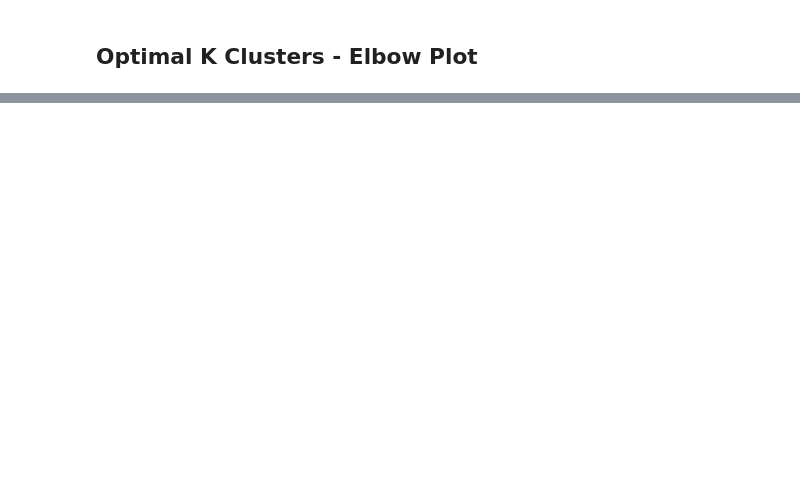
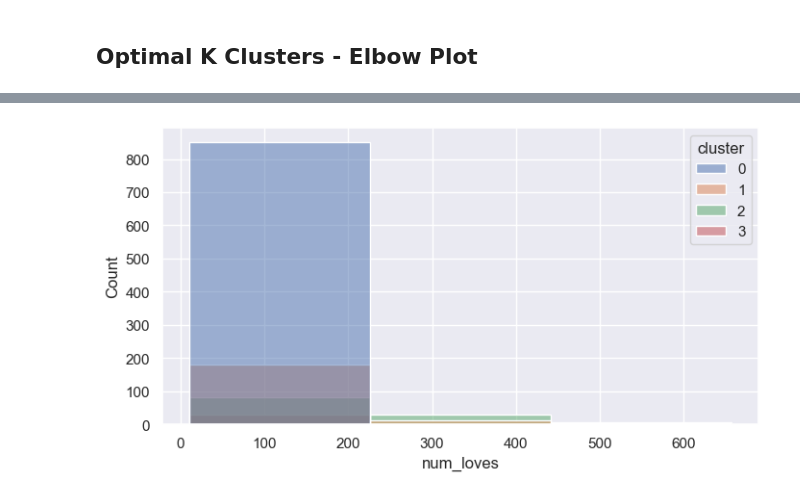
Before and after one commit to rhaswah/ds-tutorials, a Jupyter notebook: k_means/kmeans.ipynb, the cells around one changed output, grey strips where cells are left out. Drawn from its saved outputs; the diff is of its cells as text; code cells hidden in the pictures; blank space fills up the shorter version.

```diff
--- a/k_means/kmeans.ipynb
+++ b/k_means/kmeans.ipynb
@@ -301,0 +295,5 @@ sns.countplot(x=df_5['num_reactions'])
+# %%
+sns.histplot(df[df['num_loves']>10],x='num_loves',hue='cluster',stat='count',common_norm=False,bins=3)
+plt.show()
+# %% [output]
+[figure, added]
```
Also changed, not shown: parts of 30 cells of this notebook, 1 other file.
